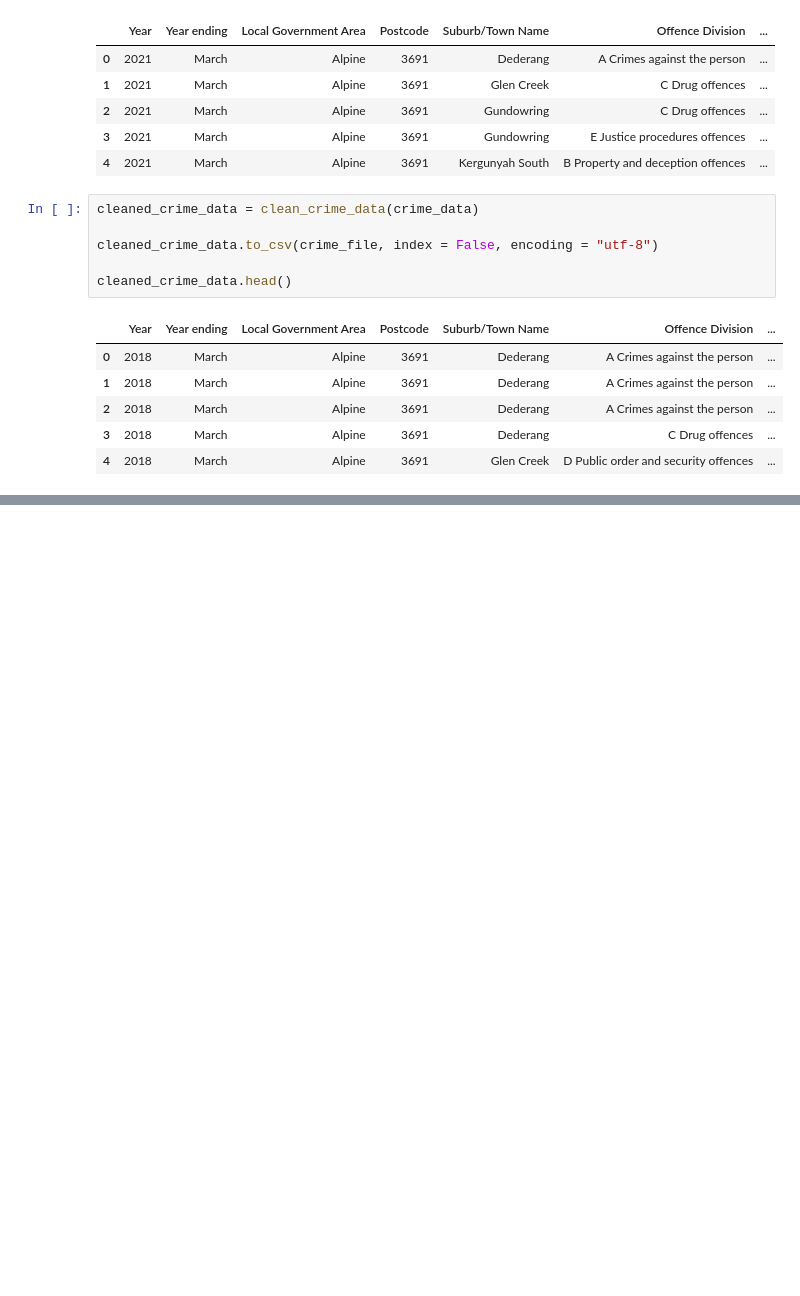
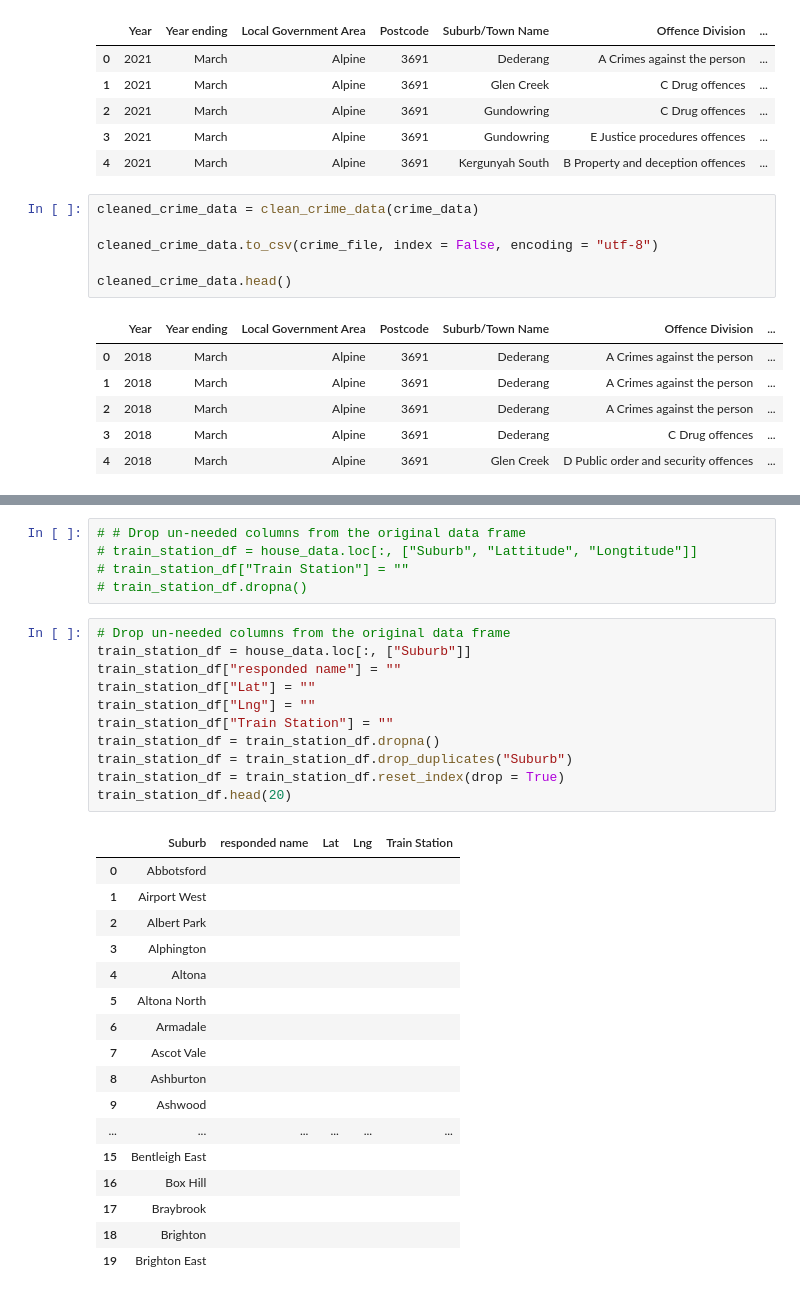
Before and after one commit to Franco1230/Data-Bootcamp-Project-1, a Jupyter notebook: Main.ipynb, the cells around one changed output, grey strips where cells are left out. Cells and saved outputs as stored; diff of their text form; blank space fills up the shorter version.

```diff
--- a/Main.ipynb
+++ b/Main.ipynb
@@ -105,0 +142,34 @@ cleaned_crime_data.head()
+# %%
+# # Drop un-needed columns from the original data frame
+# train_station_df = house_data.loc[:, ["Suburb", "Lattitude", "Longtitude"]]
+# train_station_df["Train Station"] = ""
+# train_station_df.dropna()
+# %%
+# Drop un-needed columns from the original data frame
+train_station_df = house_data.loc[:, ["Suburb"]]
+train_station_df["responded name"] = ""
+train_station_df["Lat"] = ""
+train_station_df["Lng"] = ""
+train_station_df["Train Station"] = ""
+train_station_df = train_station_df.dropna()
+train_station_df = train_station_df.drop_duplicates("Suburb")
+train_station_df = train_station_df.reset_index(drop = True)
+train_station_df.head(20)
+# %% [output]
+|  | Suburb | responded name | Lat | Lng | Train Station |
+| 0 | Abbotsford |  |  |  |  |
+| 1 | Airport West |  |  |  |  |
+| 2 | Albert Park |  |  |  |  |
+| 3 | Alphington |  |  |  |  |
+| 4 | Altona |  |  |  |  |
+| 5 | Altona North |  |  |  |  |
+| 6 | Armadale |  |  |  |  |
+| 7 | Ascot Vale |  |  |  |  |
+| 8 | Ashburton |  |  |  |  |
+| 9 | Ashwood |  |  |  |  |
+| ... | ... | ... | ... | ... | ... |
+| 15 | Bentleigh East |  |  |  |  |
+| 16 | Box Hill |  |  |  |  |
+| 17 | Braybrook |  |  |  |  |
+| 18 | Brighton |  |  |  |  |
+| 19 | Brighton East |  |  |  |  |
```
Also changed, not shown: parts of 7 cells of this notebook, 3 other files.
